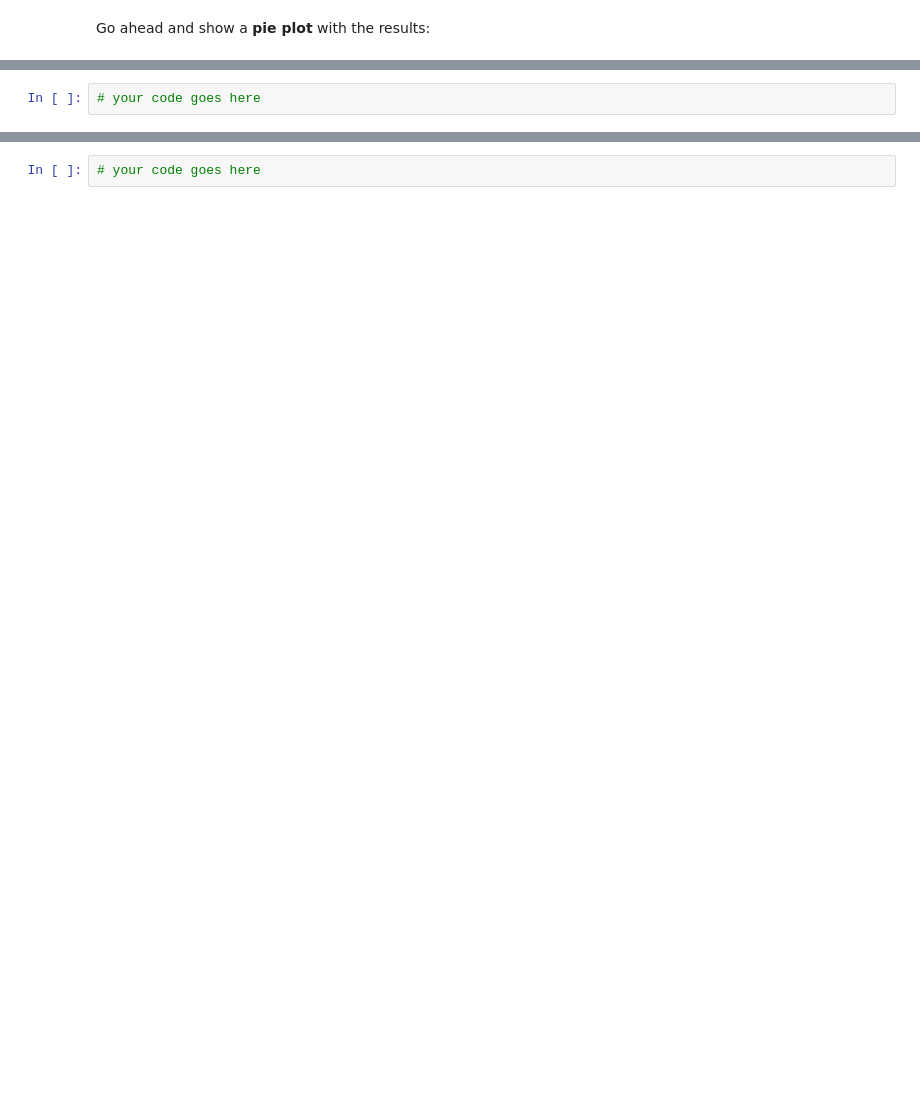
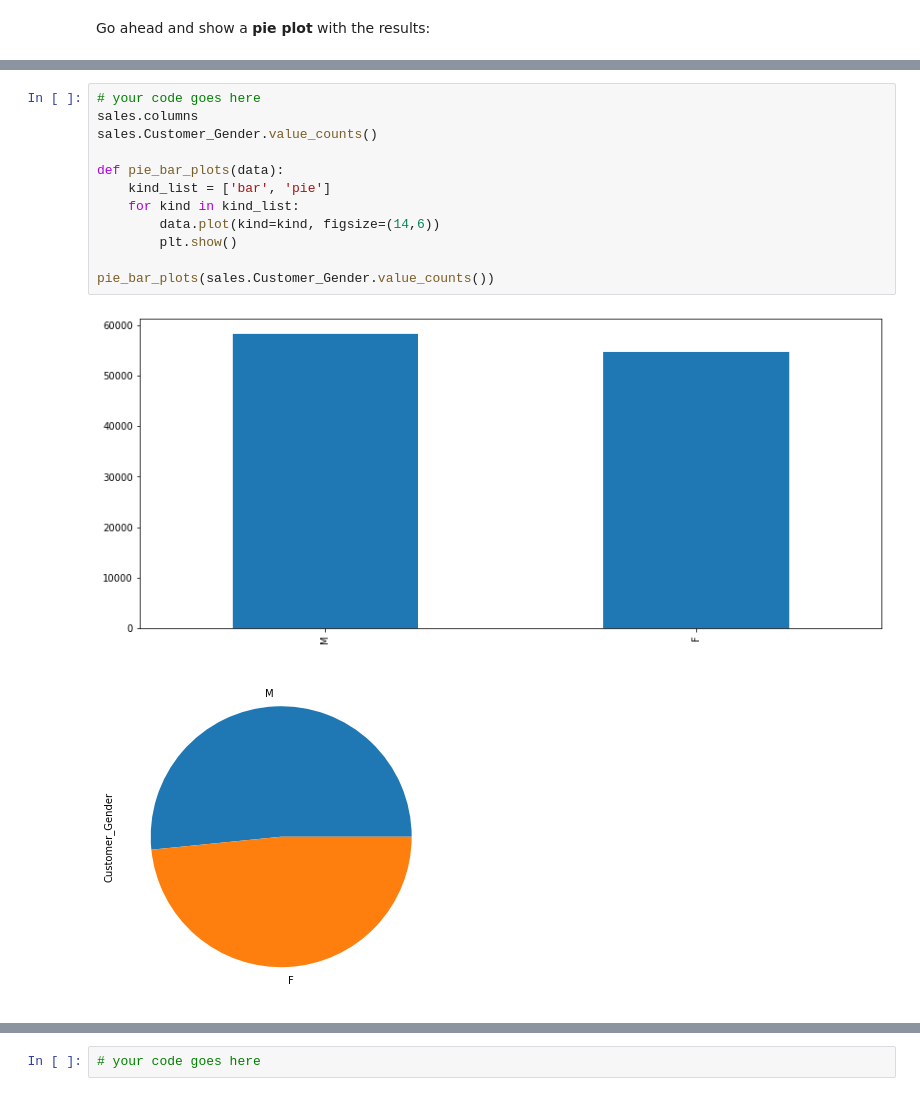
Before and after one commit to FaizanKhalidMohsin/FreeCodeCamp-Pandas-Real-Life-Example, a Jupyter notebook: Exercises_1_Faizan.ipynb, the cells around one changed output, grey strips where cells are left out. Drawn from its saved outputs; the diff is of its cells as text; blank space fills up the shorter version.

```diff
--- a/Exercises_1_Faizan.ipynb
+++ b/Exercises_1_Faizan.ipynb
@@ -739,7 +769,20 @@ bikes.plot(kind='pie', figsize=(6,6))
 ![green-divider](https://user-images.githubusercontent.com/7065401/52071924-c003ad80-2562-11e9-8297-1c6595f8a7ff.png)
 
 ### Which gender has the most amount of sales?
-# %%
-# your code goes here
+# %%
+# your code goes here
+sales.columns
+sales.Customer_Gender.value_counts()
+
+def pie_bar_plots(data):
+    kind_list = ['bar', 'pie']
+    for kind in kind_list:
+        data.plot(kind=kind, figsize=(14,6))
+        plt.show()
+
+pie_bar_plots(sales.Customer_Gender.value_counts())
+# %% [output]
+[figure, added]
+[figure, added]
 # %%
 sales['Customer_Gender'].value_counts()
```
Also changed, not shown: parts of 38 cells of this notebook.
